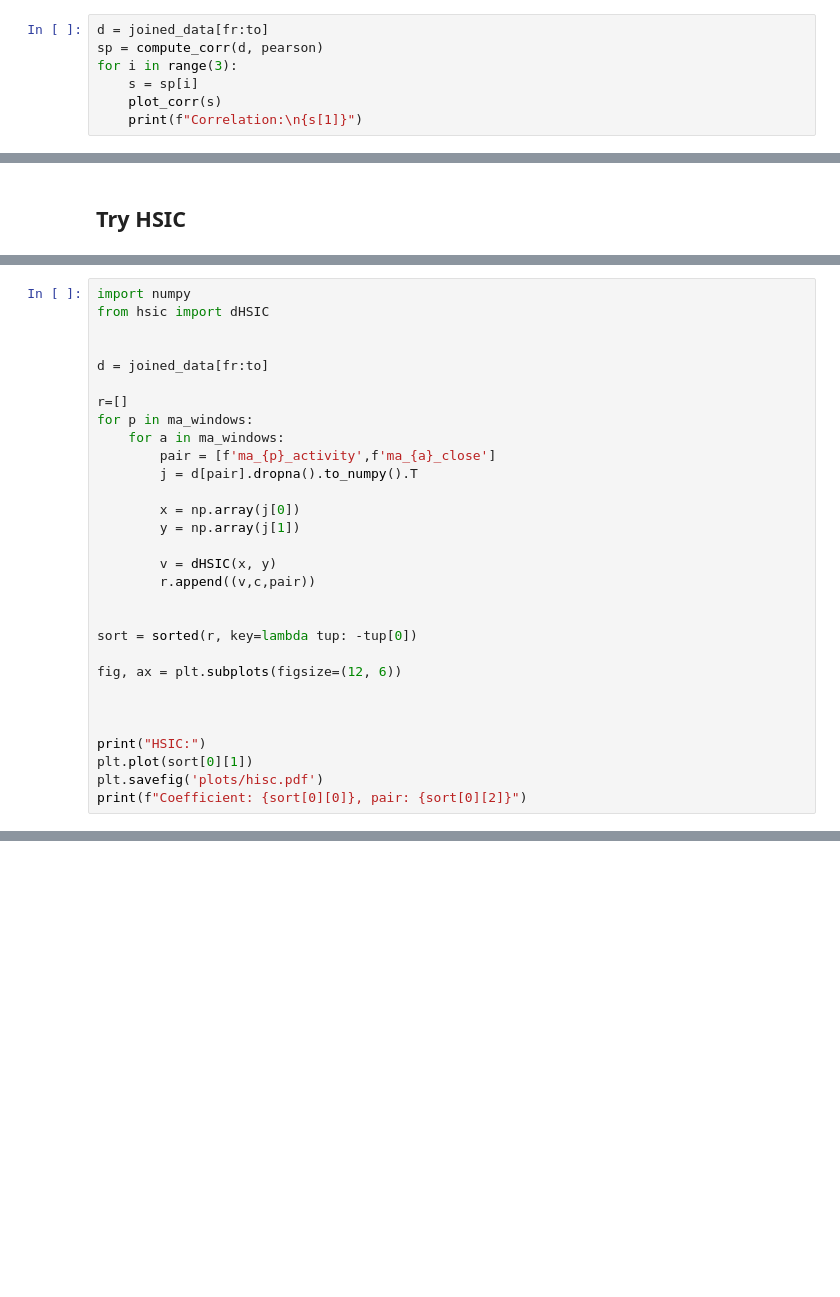
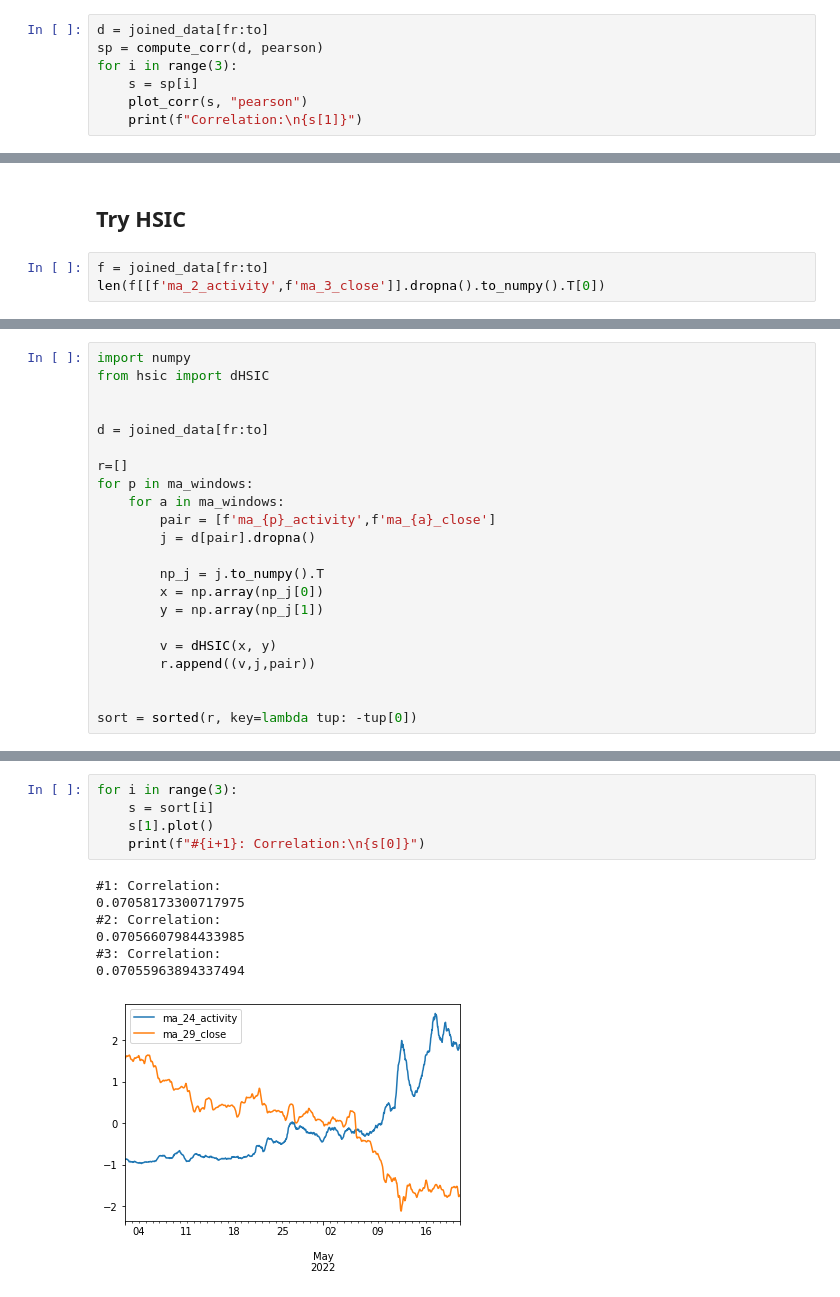
Before and after one commit to anatosun/reddit-cryptocurrency-analysis, a Jupyter notebook: notebooks/Price_Development_Analysis.ipynb, the cells around one changed output, grey strips where cells are left out. Saved outputs shown, nothing was run; the diff lists cells and outputs as text; blank space fills up the shorter version.

Commit message:
improvements regarding HSIC

```diff
--- a/notebooks/Price_Development_Analysis.ipynb
+++ b/notebooks/Price_Development_Analysis.ipynb
@@ -335,7 +351,7 @@ d = joined_data[fr:to]
 sp = compute_corr(d, pearson)
 for i in range(3):
     s = sp[i]
-    plot_corr(s)
+    plot_corr(s, "pearson")
     print(f"Correlation:\n{s[1]}")
 # %% [output]
 Correlation:
@@ -353,2 +369,5 @@ Correlation:
 # %% [markdown]
 ## Try HSIC
+# %%
+f = joined_data[fr:to]
+len(f[[f'ma_2_activity',f'ma_3_close']].dropna().to_numpy().T[0])
@@ -363,23 +384,15 @@ r=[]
 for p in ma_windows:
     for a in ma_windows:
         pair = [f'ma_{p}_activity',f'ma_{a}_close']
-        j = d[pair].dropna().to_numpy().T
+        j = d[pair].dropna()
 
-        x = np.array(j[0])
-        y = np.array(j[1])
+        np_j = j.to_numpy().T
+        x = np.array(np_j[0])
+        y = np.array(np_j[1])
 
         v = dHSIC(x, y)
-        r.append((v,c,pair))
+        r.append((v,j,pair))
 
 
 sort = sorted(r, key=lambda tup: -tup[0])
-
-fig, ax = plt.subplots(figsize=(12, 6))
-
-
-
-print("HSIC:")
-plt.plot(sort[0][1])
-plt.savefig('plots/hisc.pdf')
-print(f"Coefficient: {sort[0][0]}, pair: {sort[0][2]}")
 # %% [output]
@@ -388,0 +412,13 @@ Coefficient: 0.11296332474167503, pair: ['ma_19_activity', 'ma_19_close']
+# %%
+for i in range(3):
+    s = sort[i]
+    s[1].plot()
+    print(f"#{i+1}: Correlation:\n{s[0]}")
+# %% [output]
+#1: Correlation:
+0.07058173300717975
+#2: Correlation:
+0.07056607984433985
+#3: Correlation:
+0.07055963894337494
+[figure, added]
```
Also changed, not shown: parts of 12 cells of this notebook.
